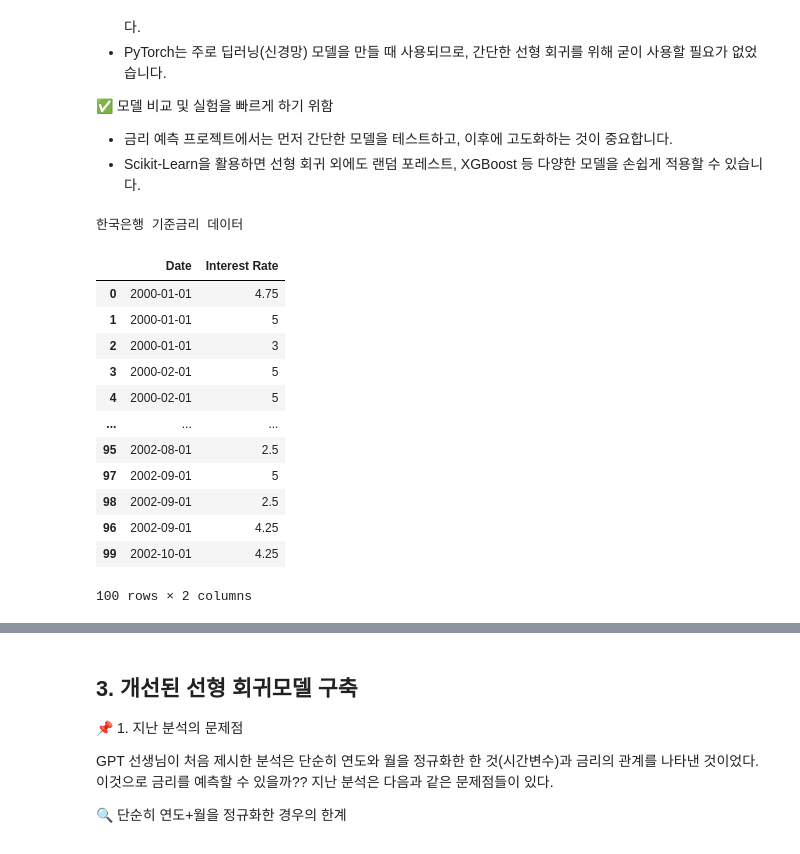
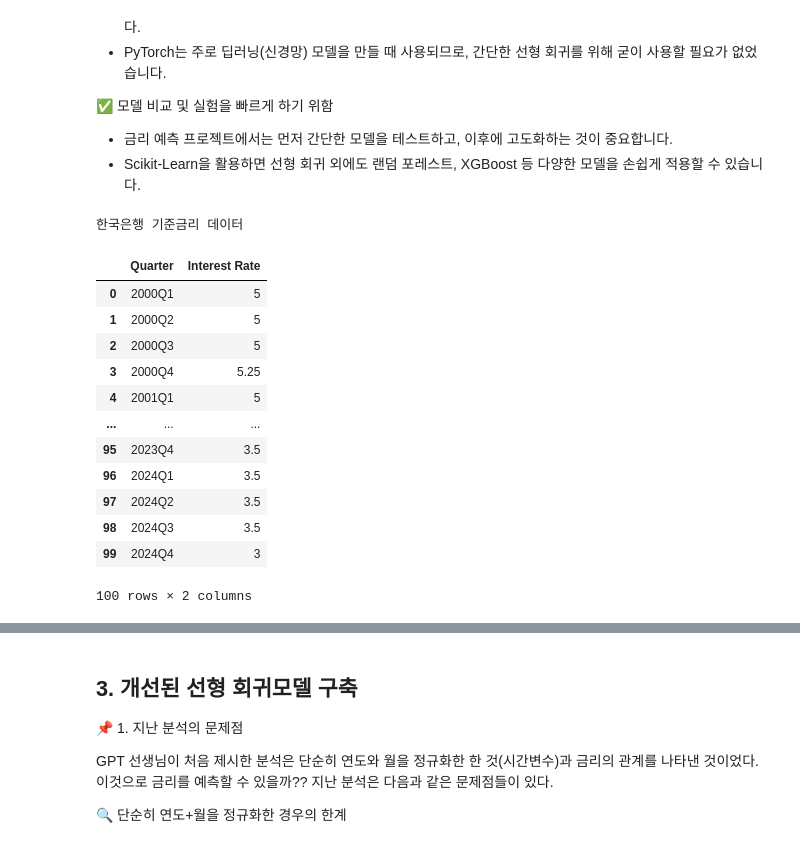
Before and after one commit to JinGunseon/MachineLearning, a Jupyter notebook: InterestRateExpectation.ipynb, the cells around one changed output, grey strips where cells are left out. Saved outputs shown, nothing was run; the diff lists cells and outputs as text; code cells hidden in the pictures.

```diff
--- a/InterestRateExpectation.ipynb
+++ b/InterestRateExpectation.ipynb
@@ -33,40 +33,40 @@ CUDA Available: True
 # %%
 # 일자별 한국은행 기준금리 데이터를 받아오기
 
 import requests
 import pandas as pd
+from google.colab import userdata
 
 # 한국은행 ECOS API 키
-API_KEY=""
+API_KEY = userdata.get('ECOS_API_KEY')
 
 # 기준금리 데이터 요청 URL
-url = f"https://ecos.bok.or.kr/api/StatisticSearch/{API_KEY}/json/en/1/100/722Y001/M/200001/202512"
+url = f"https://ecos.bok.or.kr/api/StatisticSearch/{API_KEY}/json/en/1/100/722Y001/Q/2000Q1/2024Q4/0101000"
 
 # 데이터 요청 및 json 변환
 response = requests.get(url)
 data = response.json()
 
 items = data['StatisticSearch']['row']
 df = pd.DataFrame(items)[['TIME','DATA_VALUE']]
-df.columns = ['Date', 'Interest Rate']
-df['Date'] = pd.to_datetime(df['Date'], format='%Y%m');
-df = df.sort_values('Date')
+df.columns = ['Quarter', 'Interest Rate']
+df = df.sort_values('Quarter')
 
 # 데이터 확인
 print("한국은행 기준금리 데이터")
 display(df)
 # %% [output]
 한국은행 기준금리 데이터
-|  | Date | Interest Rate |
-| 0 | 2000-01-01 | 4.75 |
-| 1 | 2000-01-01 | 5 |
-| 2 | 2000-01-01 | 3 |
-| 3 | 2000-02-01 | 5 |
-| 4 | 2000-02-01 | 5 |
+|  | Quarter | Interest Rate |
+| 0 | 2000Q1 | 5 |
+| 1 | 2000Q2 | 5 |
+| 2 | 2000Q3 | 5 |
+| 3 | 2000Q4 | 5.25 |
+| 4 | 2001Q1 | 5 |
 | ... | ... | ... |
-| 95 | 2002-08-01 | 2.5 |
-| 97 | 2002-09-01 | 5 |
-| 98 | 2002-09-01 | 2.5 |
-| 96 | 2002-09-01 | 4.25 |
-| 99 | 2002-10-01 | 4.25 |
+| 95 | 2023Q4 | 3.5 |
+| 96 | 2024Q1 | 3.5 |
+| 97 | 2024Q2 | 3.5 |
+| 98 | 2024Q3 | 3.5 |
+| 99 | 2024Q4 | 3 |
 100 rows × 2 columns
```
Also changed, not shown: parts of 3 cells of this notebook.
